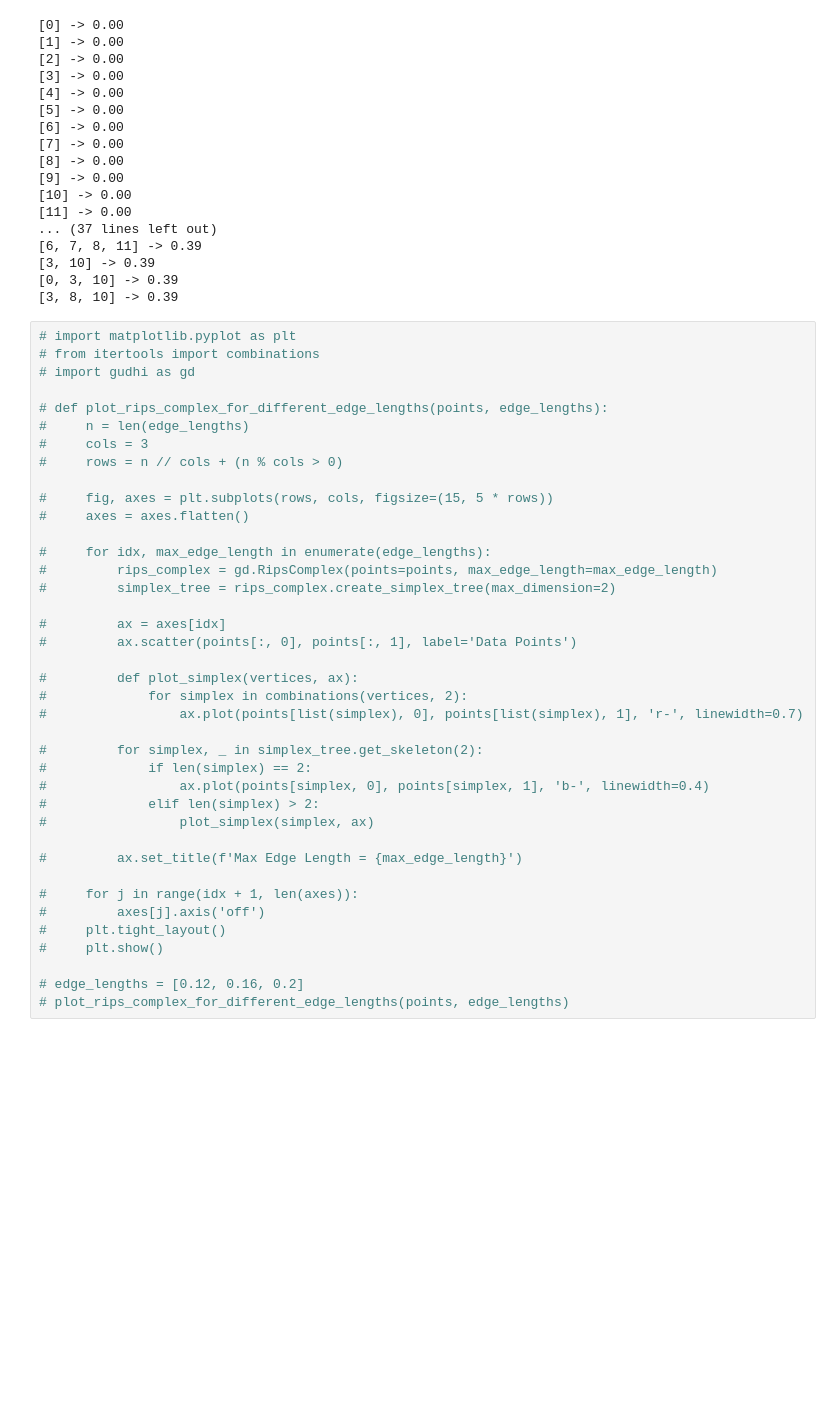
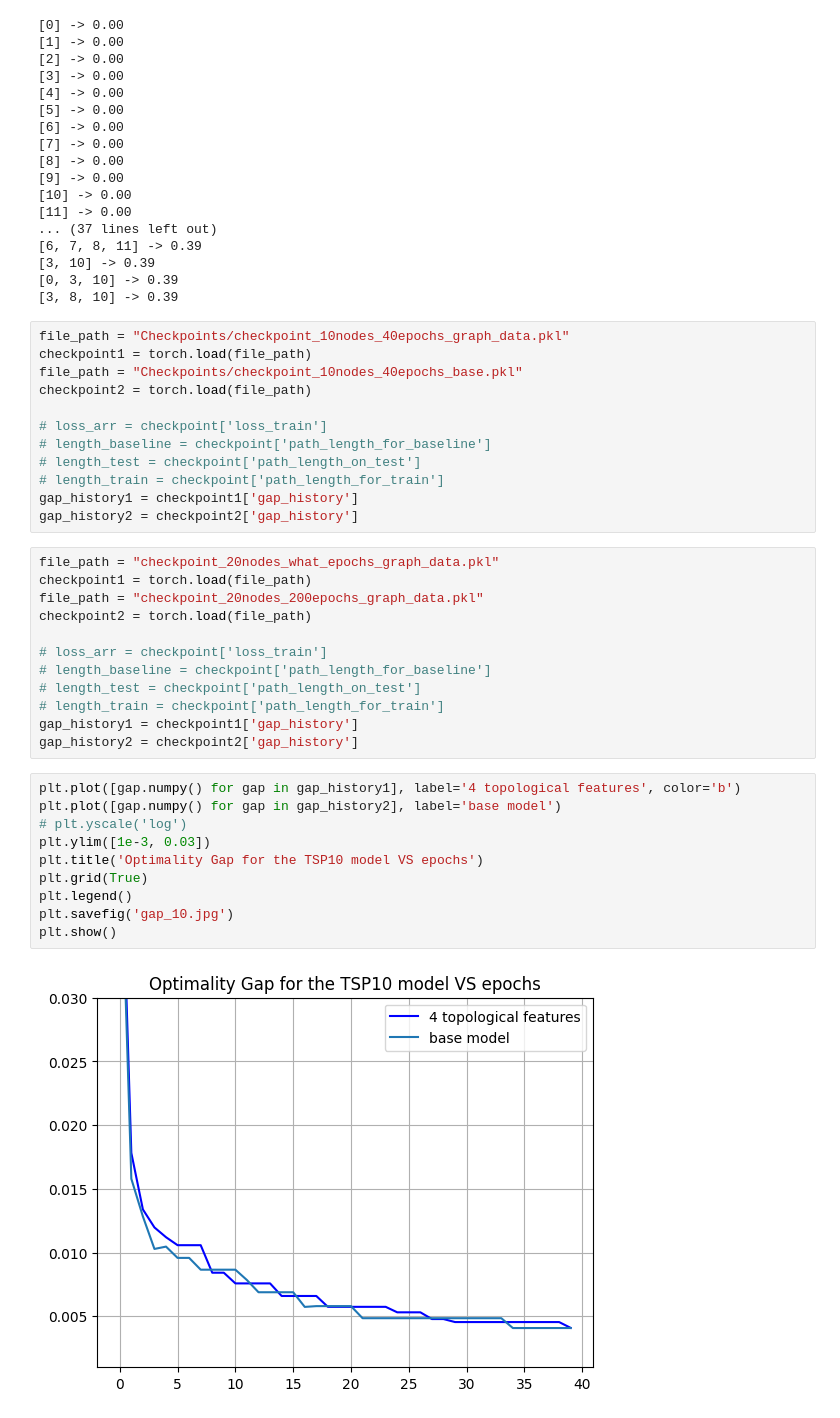
Before and after one commit to MarioAuditore/TDA-for-Travelling-Salesman, a Jupyter notebook: TDA/Features and exploration.ipynb, the cells around one changed output. Saved outputs shown, nothing was run; the diff lists cells and outputs as text; blank space fills up the shorter version.

```diff
--- a/TDA/Features and exploration.ipynb
+++ b/TDA/Features and exploration.ipynb
@@ -137,41 +174,38 @@ for filtered_value in simplex_tree.get_filtration():
 [0, 3, 10] -> 0.39
 [3, 8, 10] -> 0.39
 # %%
-# import matplotlib.pyplot as plt
-# from itertools import combinations
-# import gudhi as gd
+file_path = "Checkpoints/checkpoint_10nodes_40epochs_graph_data.pkl"
+checkpoint1 = torch.load(file_path)
+file_path = "Checkpoints/checkpoint_10nodes_40epochs_base.pkl"
+checkpoint2 = torch.load(file_path)
 
-# def plot_rips_complex_for_different_edge_lengths(points, edge_lengths):
-#     n = len(edge_lengths)
-#     cols = 3
-#     rows = n // cols + (n % cols > 0)
-
-#     fig, axes = plt.subplots(rows, cols, figsize=(15, 5 * rows))
-#     axes = axes.flatten()
-
-#     for idx, max_edge_length in enumerate(edge_lengths):
-#         rips_complex = gd.RipsComplex(points=points, max_edge_length=max_edge_length)
-#         simplex_tree = rips_complex.create_simplex_tree(max_dimension=2)
-
-#         ax = axes[idx]
-#         ax.scatter(points[:, 0], points[:, 1], label='Data Points')
-
-#         def plot_simplex(vertices, ax):
-#             for simplex in combinations(vertices, 2):
-#                 ax.plot(points[list(simplex), 0], points[list(simplex), 1], 'r-', linewidth=0.7)
-
-#         for simplex, _ in simplex_tree.get_skeleton(2):
-#             if len(simplex) == 2:
-#                 ax.plot(points[simplex, 0], points[simplex, 1], 'b-', linewidth=0.4)
-#             elif len(simplex) > 2:
-#                 plot_simplex(simplex, ax)
-
-#         ax.set_title(f'Max Edge Length = {max_edge_length}')
-
-#     for j in range(idx + 1, len(axes)):
-#         axes[j].axis('off')
-#     plt.tight_layout()
-#     plt.show()
-
-# edge_lengths = [0.12, 0.16, 0.2]
-# plot_rips_complex_for_different_edge_lengths(points, edge_lengths)
+# loss_arr = checkpoint['loss_train']
+# length_baseline = checkpoint['path_length_for_baseline']
+# length_test = checkpoint['path_length_on_test']
+# length_train = checkpoint['path_length_for_train']
+gap_history1 = checkpoint1['gap_history']
+gap_history2 = checkpoint2['gap_history']
+# %%
+file_path = "checkpoint_20nodes_what_epochs_graph_data.pkl"
+checkpoint1 = torch.load(file_path)
+file_path = "checkpoint_20nodes_200epochs_graph_data.pkl"
+checkpoint2 = torch.load(file_path)
+
+# loss_arr = checkpoint['loss_train']
+# length_baseline = checkpoint['path_length_for_baseline']
+# length_test = checkpoint['path_length_on_test']
+# length_train = checkpoint['path_length_for_train']
+gap_history1 = checkpoint1['gap_history']
+gap_history2 = checkpoint2['gap_history']
+# %%
+plt.plot([gap.numpy() for gap in gap_history1], label='4 topological features', color='b')
+plt.plot([gap.numpy() for gap in gap_history2], label='base model')
+# plt.yscale('log')
+plt.ylim([1e-3, 0.03])
+plt.title('Optimality Gap for the TSP10 model VS epochs')
+plt.grid(True)
+plt.legend()
+plt.savefig('gap_10.jpg')
+plt.show()
+# %% [output]
+[figure, added]
```
Also changed, not shown: parts of 12 cells of this notebook.
